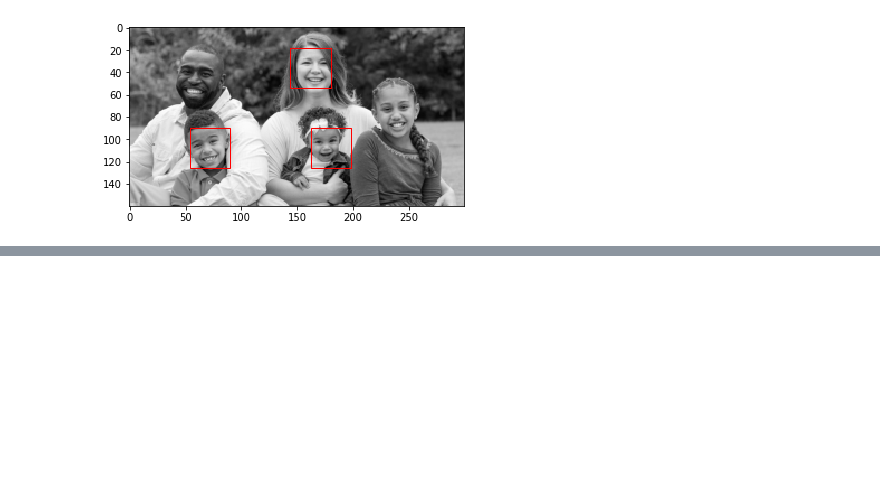
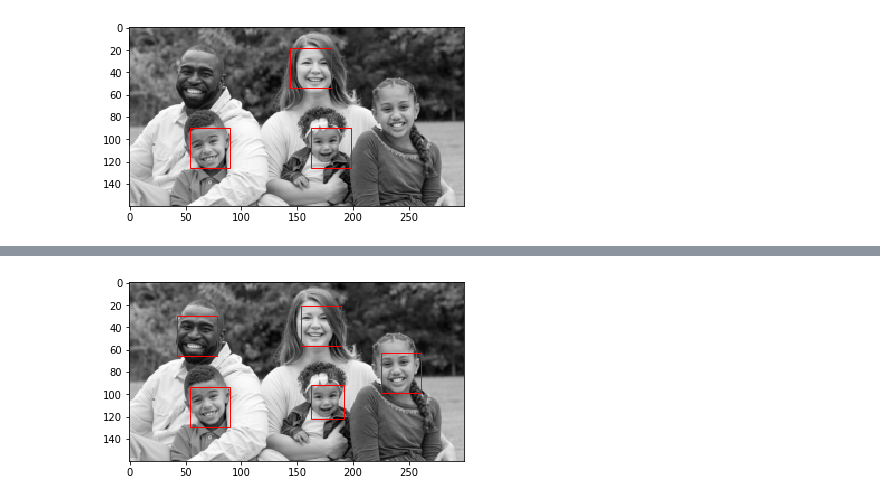
Before and after one commit to zas97/face_detection, a Jupyter notebook: face_localisation_generator.ipynb, the cells around one changed output, grey strips where cells are left out. Drawn from its saved outputs; the diff is of its cells as text; code cells hidden in the pictures; blank space fills up the shorter version.

```diff
--- a/face_localisation_generator.ipynb
+++ b/face_localisation_generator.ipynb
@@ -185,0 +277,5 @@ for y, x, s in boxes:
+# %%
+boxes_supressed = non_max_suppression_fast(boxes[boxes[:,4] > 0.999999][:,:4], 0.5)
+plot_img_with_bb(new_img, boxes_supressed)
+# %% [output]
+[figure, added]
```
Also changed, not shown: parts of 7 cells of this notebook.
